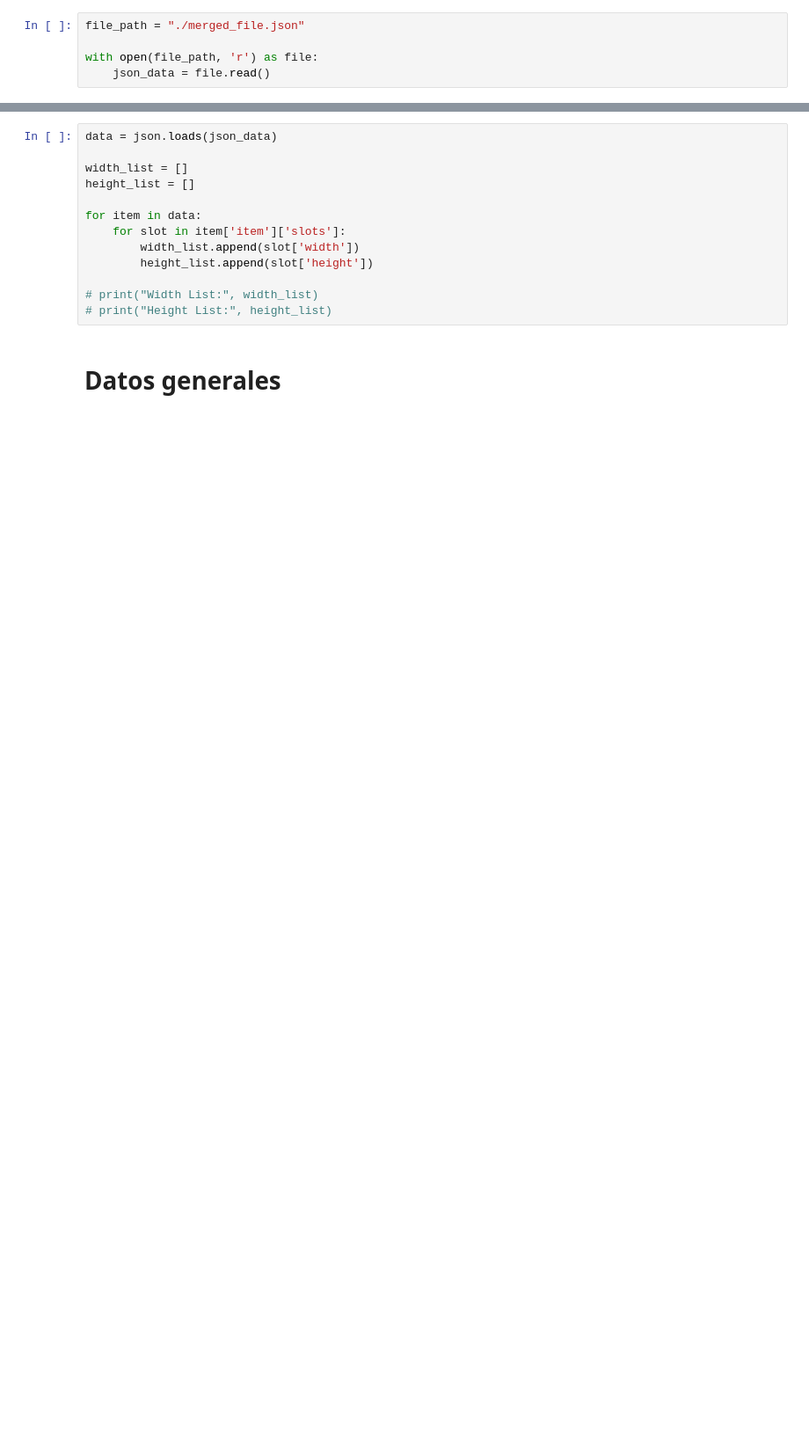
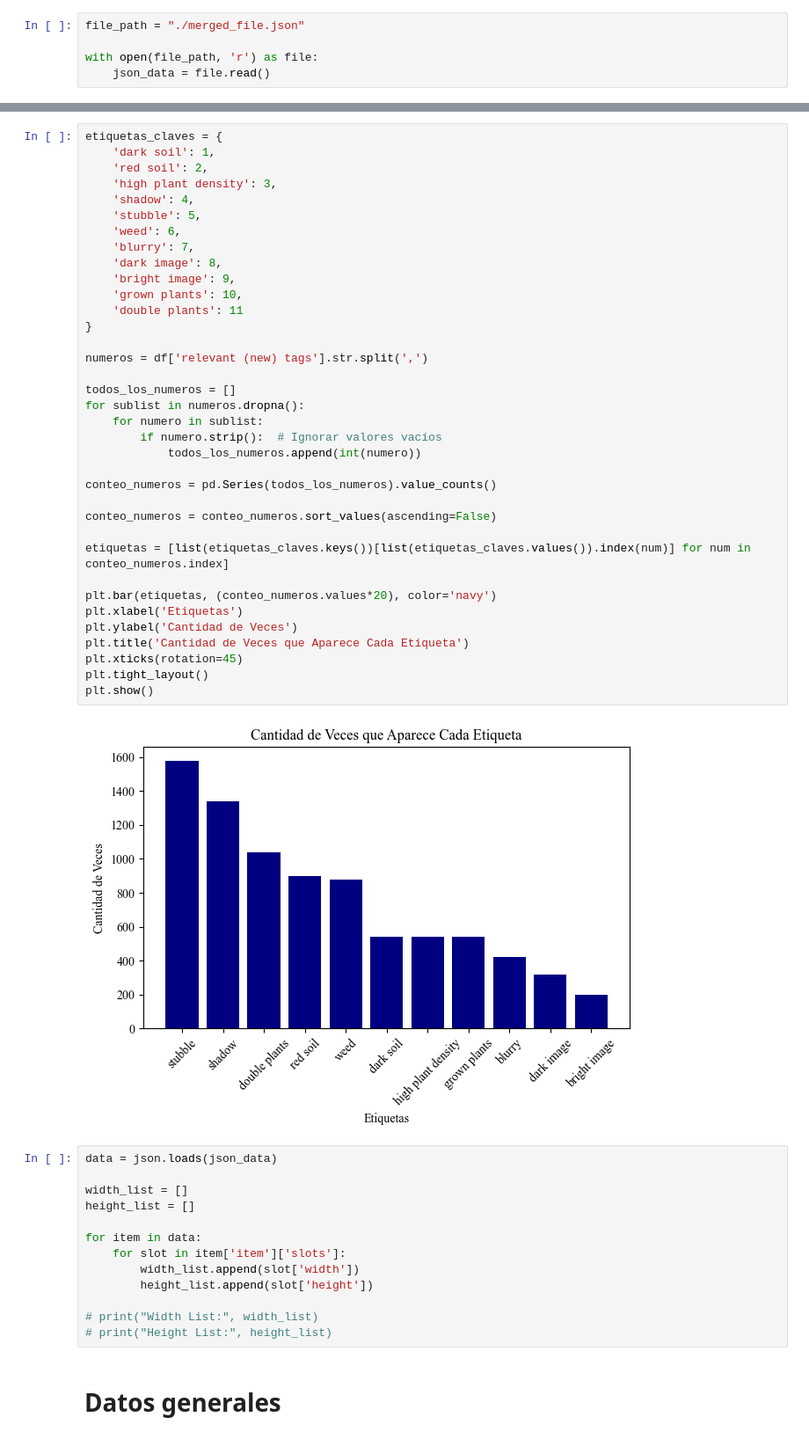
Before and after one commit to azulamakk/PF-vacasVaqueras, a Jupyter notebook: 01.0-am-EDA.ipynb, the cells around one changed output, grey strips where cells are left out. Shown at 88% size. Cells and saved outputs as stored; diff of their text form; blank space fills up the shorter version.

```diff
--- a/01.0-am-EDA.ipynb
+++ b/01.0-am-EDA.ipynb
@@ -18,3 +100,41 @@ with open(file_path, 'r') as file:
+# %%
+etiquetas_claves = {
+    'dark soil': 1,
+    'red soil': 2,
+    'high plant density': 3,
+    'shadow': 4,
+    'stubble': 5,
+    'weed': 6,
+    'blurry': 7,
+    'dark image': 8,
+    'bright image': 9,
+    'grown plants': 10,
+    'double plants': 11
+}
+
+numeros = df['relevant (new) tags'].str.split(',')
+
+todos_los_numeros = []
+for sublist in numeros.dropna():
+    for numero in sublist:
+        if numero.strip():  # Ignorar valores vacíos
+            todos_los_numeros.append(int(numero))
+
+conteo_numeros = pd.Series(todos_los_numeros).value_counts()
+
+conteo_numeros = conteo_numeros.sort_values(ascending=False)
+
+etiquetas = [list(etiquetas_claves.keys())[list(etiquetas_claves.values()).index(num)] for num in conteo_numeros.index]
+
+plt.bar(etiquetas, (conteo_numeros.values*20), color='navy')
+plt.xlabel('Etiquetas')
+plt.ylabel('Cantidad de Veces')
+plt.title('Cantidad de Veces que Aparece Cada Etiqueta')
+plt.xticks(rotation=45)
+plt.tight_layout()
+plt.show()
+# %% [output]
+[figure, added]
 # %%
 data = json.loads(json_data)
 
```
Also changed, not shown: parts of 15 cells of this notebook, 1 other file.
